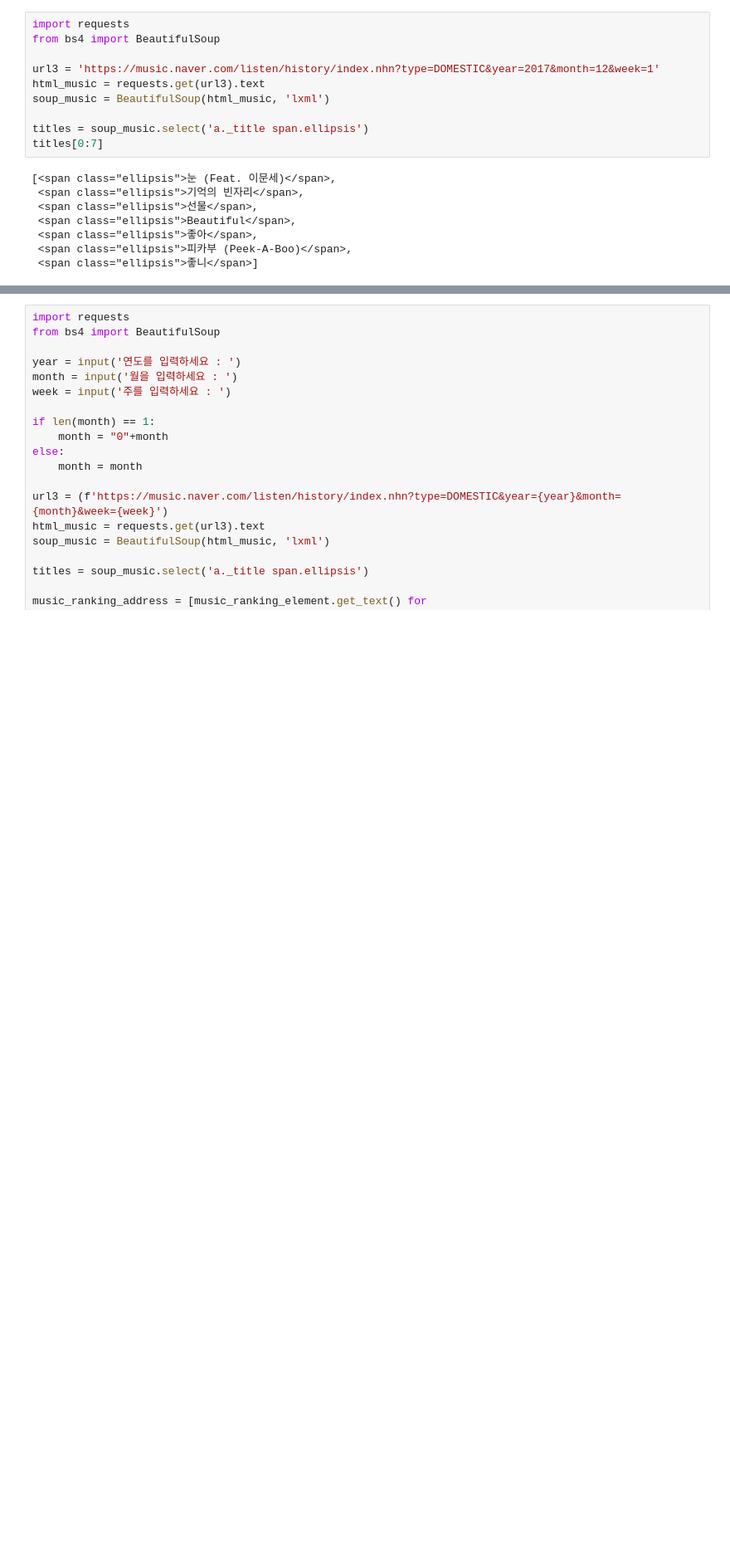
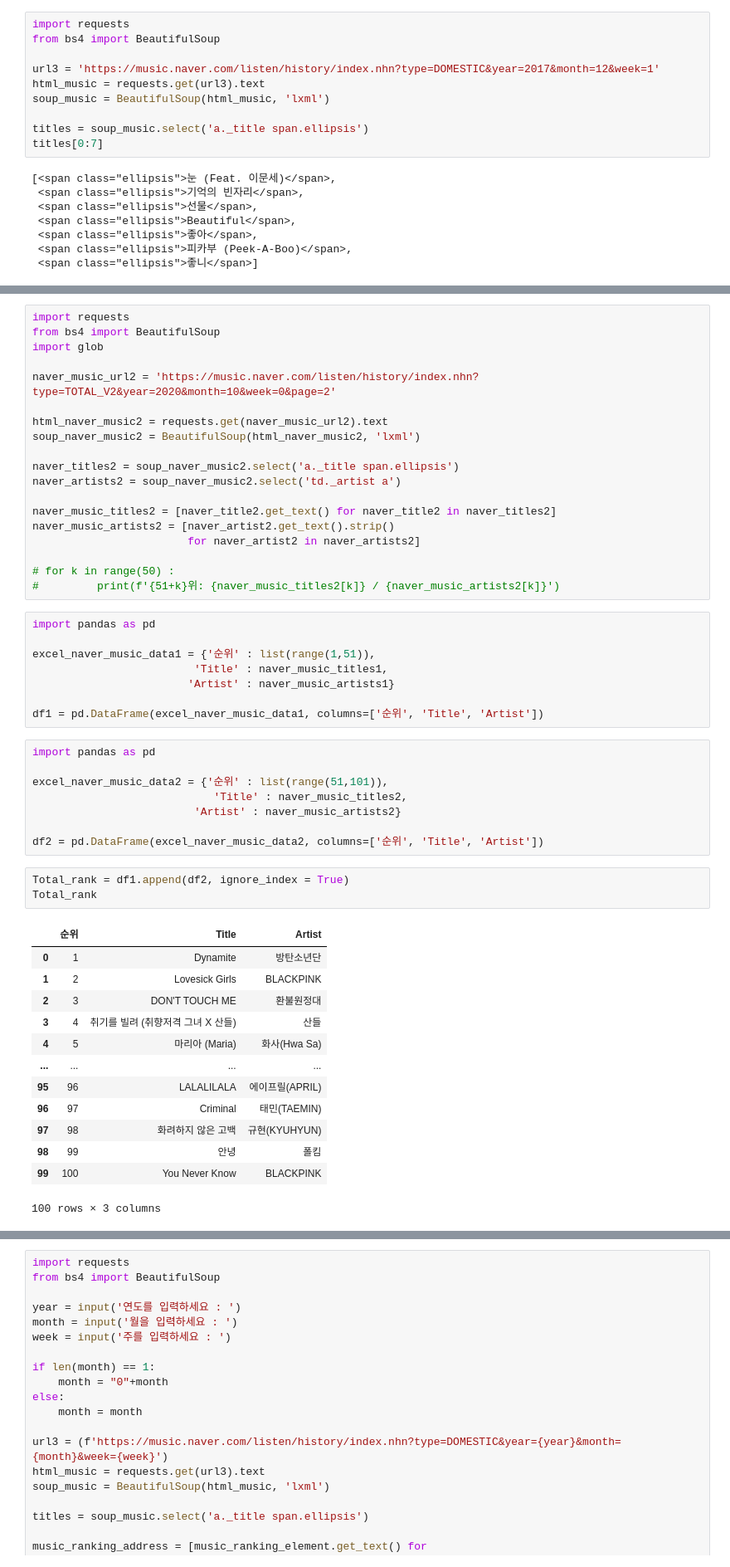
Before and after one commit to CheolHo-0428/Coding-Study, a Jupyter notebook: 14 웹 스크레이핑/03 웹 사이트에서 데이터 가져오기.ipynb, the cells around one changed output, grey strips where cells are left out. Shown at 83% size. Drawn from its saved outputs; the diff is of its cells as text; blank space fills up the shorter version.

```diff
--- a/14 웹 스크레이핑/03 웹 사이트에서 데이터 가져오기.ipynb
+++ b/14 웹 스크레이핑/03 웹 사이트에서 데이터 가져오기.ipynb
@@ -68,0 +265,52 @@ titles[0:7]
+# %%
+import requests
+from bs4 import BeautifulSoup
+import glob
+
+naver_music_url2 = 'https://music.naver.com/listen/history/index.nhn?type=TOTAL_V2&year=2020&month=10&week=0&page=2'
+
+html_naver_music2 = requests.get(naver_music_url2).text
+soup_naver_music2 = BeautifulSoup(html_naver_music2, 'lxml')
+
+naver_titles2 = soup_naver_music2.select('a._title span.ellipsis')
+naver_artists2 = soup_naver_music2.select('td._artist a')
+
+naver_music_titles2 = [naver_title2.get_text() for naver_title2 in naver_titles2]
+naver_music_artists2 = [naver_artist2.get_text().strip()
+                        for naver_artist2 in naver_artists2]
+
+# for k in range(50) :
+#         print(f'{51+k}위: {naver_music_titles2[k]} / {naver_music_artists2[k]}')
+# %%
+import pandas as pd
+
+excel_naver_music_data1 = {'순위' : list(range(1,51)),
+                         'Title' : naver_music_titles1,
+                        'Artist' : naver_music_artists1}
+
+df1 = pd.DataFrame(excel_naver_music_data1, columns=['순위', 'Title', 'Artist'])
+# %%
+import pandas as pd
+
+excel_naver_music_data2 = {'순위' : list(range(51,101)),
+                            'Title' : naver_music_titles2,
+                         'Artist' : naver_music_artists2}
+
+df2 = pd.DataFrame(excel_naver_music_data2, columns=['순위', 'Title', 'Artist'])
+# %%
+Total_rank = df1.append(df2, ignore_index = True)
+Total_rank
+# %% [output]
+|  | 순위 | Title | Artist |
+| 0 | 1 | Dynamite | 방탄소년단 |
+| 1 | 2 | Lovesick Girls | BLACKPINK |
+| 2 | 3 | DON'T TOUCH ME | 환불원정대 |
+| 3 | 4 | 취기를 빌려 (취향저격 그녀 X 산들) | 산들 |
+| 4 | 5 | 마리아 (Maria) | 화사(Hwa Sa) |
+| ... | ... | ... | ... |
+| 95 | 96 | LALALILALA | 에이프릴(APRIL) |
+| 96 | 97 | Criminal | 태민(TAEMIN) |
+| 97 | 98 | 화려하지 않은 고백 | 규현(KYUHYUN) |
+| 98 | 99 | 안녕 | 폴킴 |
+| 99 | 100 | You Never Know | BLACKPINK |
+100 rows × 3 columns
```
Also changed, not shown: parts of 53 cells of this notebook.
